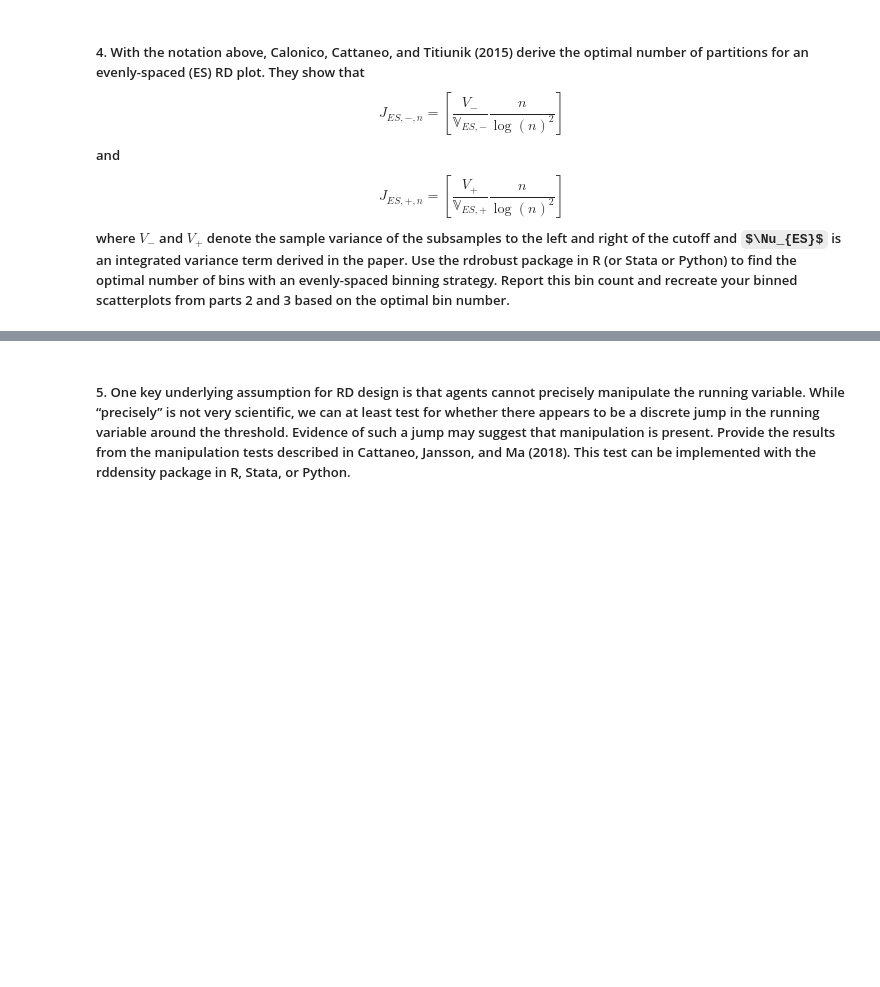
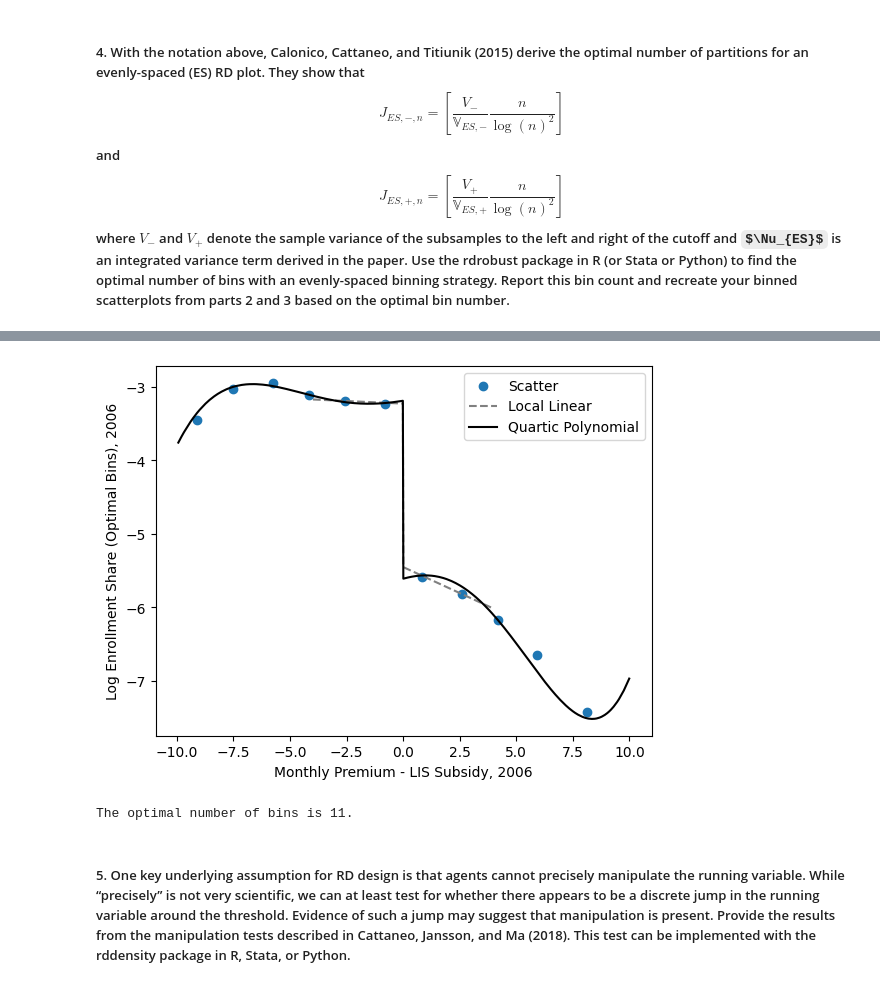
Before and after one commit to michaela-philip/EC771-Empirical-Assignment, a Jupyter notebook: Assignment.ipynb, the cells around one changed output, grey strips where cells are left out. Drawn from its saved outputs; the diff is of its cells as text; code cells hidden in the pictures; some formulas as TeX source; blank space fills up the shorter version.

```diff
--- a/Assignment.ipynb
+++ b/Assignment.ipynb
@@ -191,3 +149,20 @@ plt.show()
+# %%
+#creating the graph
+plt.close()
+ytitle = "Log Enrollment Share (Optimal Bins), 2006"
+plt.scatter(x, y, label='Scatter')
+plt.plot(lin_data_sort['lis_premium'], lin_data_sort['local_lin'], linestyle='dashed', color='gray', label='Local Linear')
+plt.plot(poly_data_sort['lis_premium'], poly_data_sort['quart_poly'], linestyle='solid', color='black', label='Quartic Polynomial')
+plt.xlabel("Monthly Premium - LIS Subsidy, 2006")
+plt.ylabel(ytitle)
+plt.title("Effect of Benchmark Status on Enrollment (11 Bins)")
+plt.legend()
+plt.savefig('data/output/Figure3d.png')
+plt.show()
+print("The optimal number of bins is " + str(n_bins) + ".")
+# %% [output]
+[figure, added]
+The optimal number of bins is 11.
 # %% [markdown]
 ##### 5. One key underlying assumption for RD design is that agents cannot precisely manipulate the running variable. While “precisely” is not very scientific, we can at least test for whether there appears to be a discrete jump in the running variable around the threshold. Evidence of such a jump may suggest that manipulation is present. Provide the results from the manipulation tests described in Cattaneo, Jansson, and Ma (2018). This test can be implemented with the rddensity package in R, Stata, or Python.
 # %% [markdown]
```
Also changed, not shown: parts of 8 cells of this notebook.
